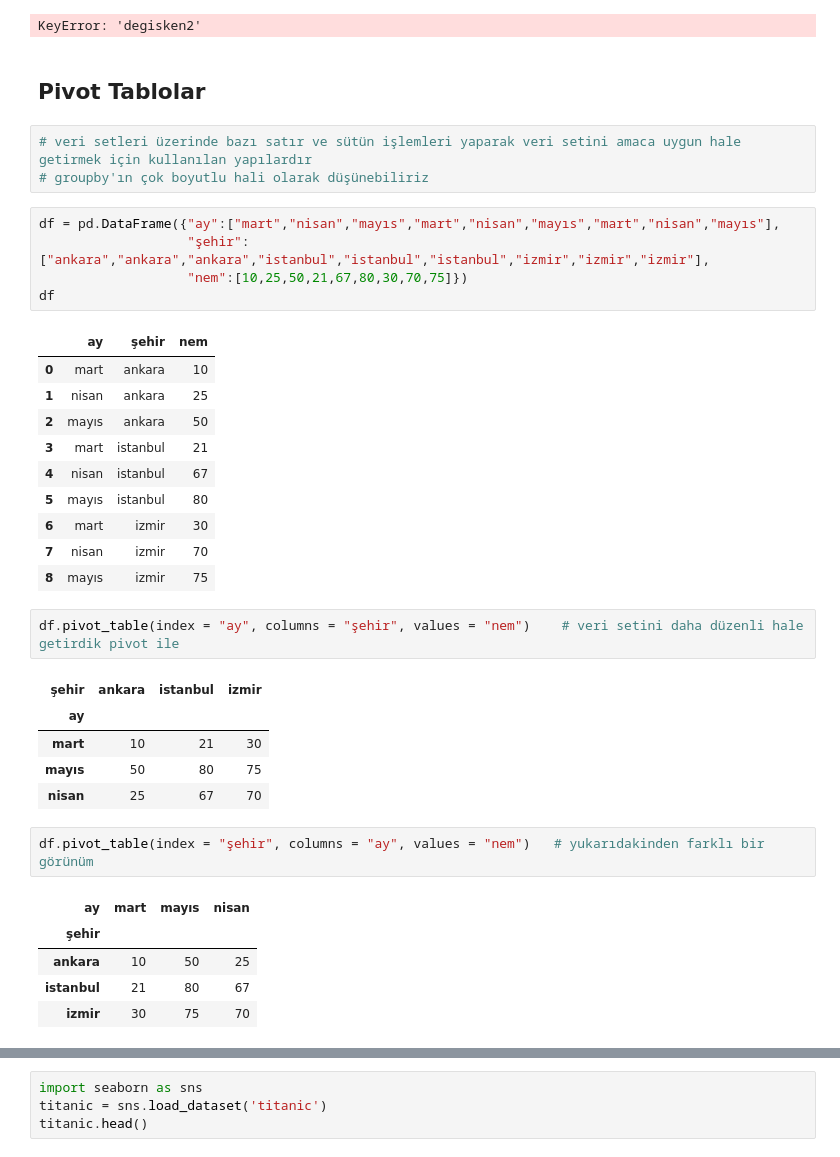
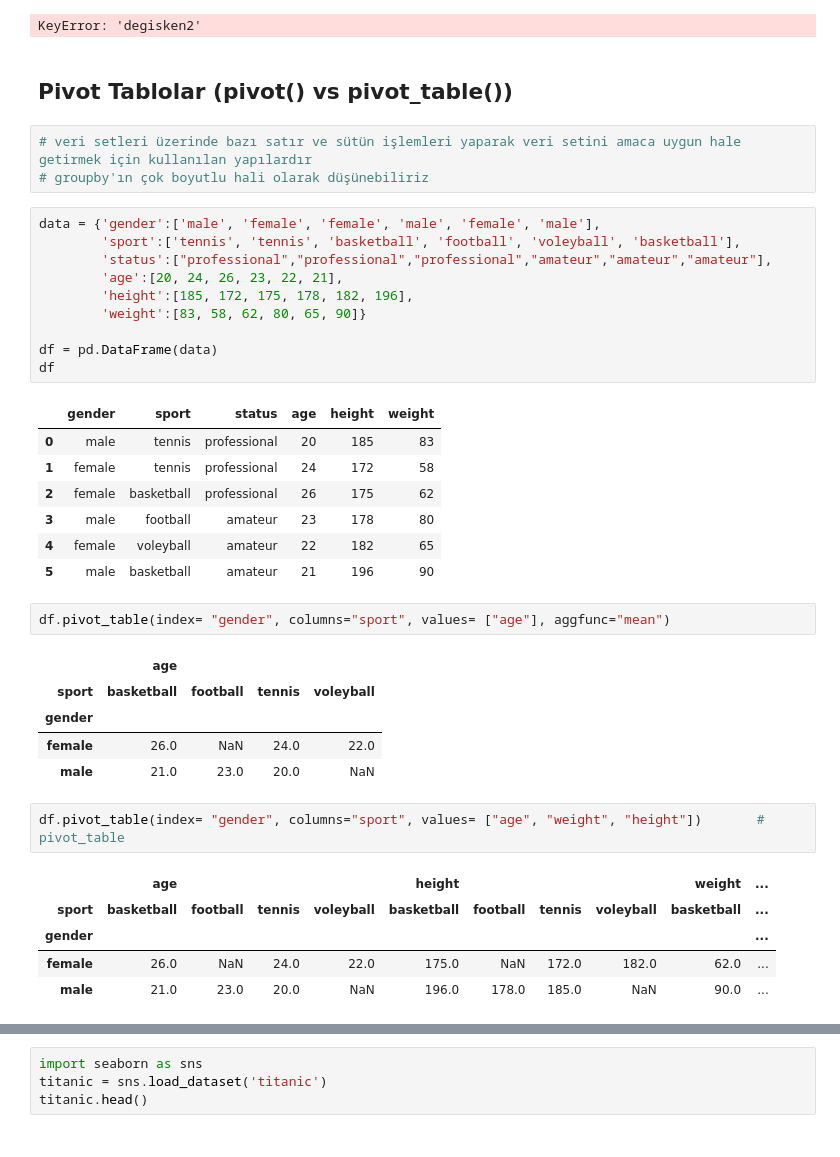
Before and after one commit to MertUrper/Numpy_Pandas, a Jupyter notebook: Pandas_3.ipynb, the cells around one changed output, grey strips where cells are left out. Drawn from its saved outputs; the diff is of its cells as text.

```diff
--- a/Pandas_3.ipynb
+++ b/Pandas_3.ipynb
@@ -524,39 +592,41 @@ df.groupby("gruplar").transform(lambda x: x['degisken2'] - x['degisken1'])   # t
 # %% [output]
 KeyError: 'degisken2'
 # %% [markdown]
-## Pivot Tablolar
+## Pivot Tablolar (pivot() vs pivot_table())
 # %%
 # veri setleri üzerinde bazı satır ve sütün işlemleri yaparak veri setini amaca uygun hale getirmek için kullanılan yapılardır
 # groupby'ın çok boyutlu hali olarak düşünebiliriz
 # %%
-df = pd.DataFrame({"ay":["mart","nisan","mayıs","mart","nisan","mayıs","mart","nisan","mayıs"],
-                   "şehir":["ankara","ankara","ankara","istanbul","istanbul","istanbul","izmir","izmir","izmir"],
-                   "nem":[10,25,50,21,67,80,30,70,75]})
+data = {'gender':['male', 'female', 'female', 'male', 'female', 'male'],
+        'sport':['tennis', 'tennis', 'basketball', 'football', 'voleyball', 'basketball'],
+        'status':["professional","professional","professional","amateur","amateur","amateur"],
+        'age':[20, 24, 26, 23, 22, 21],
+        'height':[185, 172, 175, 178, 182, 196],
+        'weight':[83, 58, 62, 80, 65, 90]}
+
+df = pd.DataFrame(data)
 df
 # %% [output]
-|  | ay | şehir | nem |
-| 0 | mart | ankara | 10 |
-| 1 | nisan | ankara | 25 |
-| 2 | mayıs | ankara | 50 |
-| 3 | mart | istanbul | 21 |
-| 4 | nisan | istanbul | 67 |
-| 5 | mayıs | istanbul | 80 |
-| 6 | mart | izmir | 30 |
-| 7 | nisan | izmir | 70 |
-| 8 | mayıs | izmir | 75 |
+|  | gender | sport | status | age | height | weight |
+| 0 | male | tennis | professional | 20 | 185 | 83 |
+| 1 | female | tennis | professional | 24 | 172 | 58 |
+| 2 | female | basketball | professional | 26 | 175 | 62 |
+| 3 | male | football | amateur | 23 | 178 | 80 |
+| 4 | female | voleyball | amateur | 22 | 182 | 65 |
+| 5 | male | basketball | amateur | 21 | 196 | 90 |
 # %%
-df.pivot_table(index = "ay", columns = "şehir", values = "nem")    # veri setini daha düzenli hale getirdik pivot ile
+df.pivot_table(index= "gender", columns="sport", values= ["age"], aggfunc="mean")
 # %% [output]
-| şehir | ankara | istanbul | izmir |
-| ay |  |  |  |
-| mart | 10 | 21 | 30 |
-| mayıs | 50 | 80 | 75 |
-| nisan | 25 | 67 | 70 |
+|  | age |  |  |  |
+| sport | basketball | football | tennis | voleyball |
+| gender |  |  |  |  |
+| female | 26.0 | NaN | 24.0 | 22.0 |
+| male | 21.0 | 23.0 | 20.0 | NaN |
 # %%
-df.pivot_table(index = "şehir", columns = "ay", values = "nem")   # yukarıdakinden farklı bir görünüm
+df.pivot_table(index= "gender", columns="sport", values= ["age", "weight", "height"])       # pivot_table
 # %% [output]
-| ay | mart | mayıs | nisan |
-| şehir |  |  |  |
-| ankara | 10 | 50 | 25 |
-| istanbul | 21 | 80 | 67 |
-| izmir | 30 | 75 | 70 |
+|  | age |  |  |  | height |  |  |  | weight | ... |
+| sport | basketball | football | tennis | voleyball | basketball | football | tennis | voleyball | basketball | ... |
+| gender |  |  |  |  |  |  |  |  |  | ... |
+| female | 26.0 | NaN | 24.0 | 22.0 | 175.0 | NaN | 172.0 | 182.0 | 62.0 | ... |
+| male | 21.0 | 23.0 | 20.0 | NaN | 196.0 | 178.0 | 185.0 | NaN | 90.0 | ... |
```
Also changed, not shown: parts of 50 cells of this notebook.
